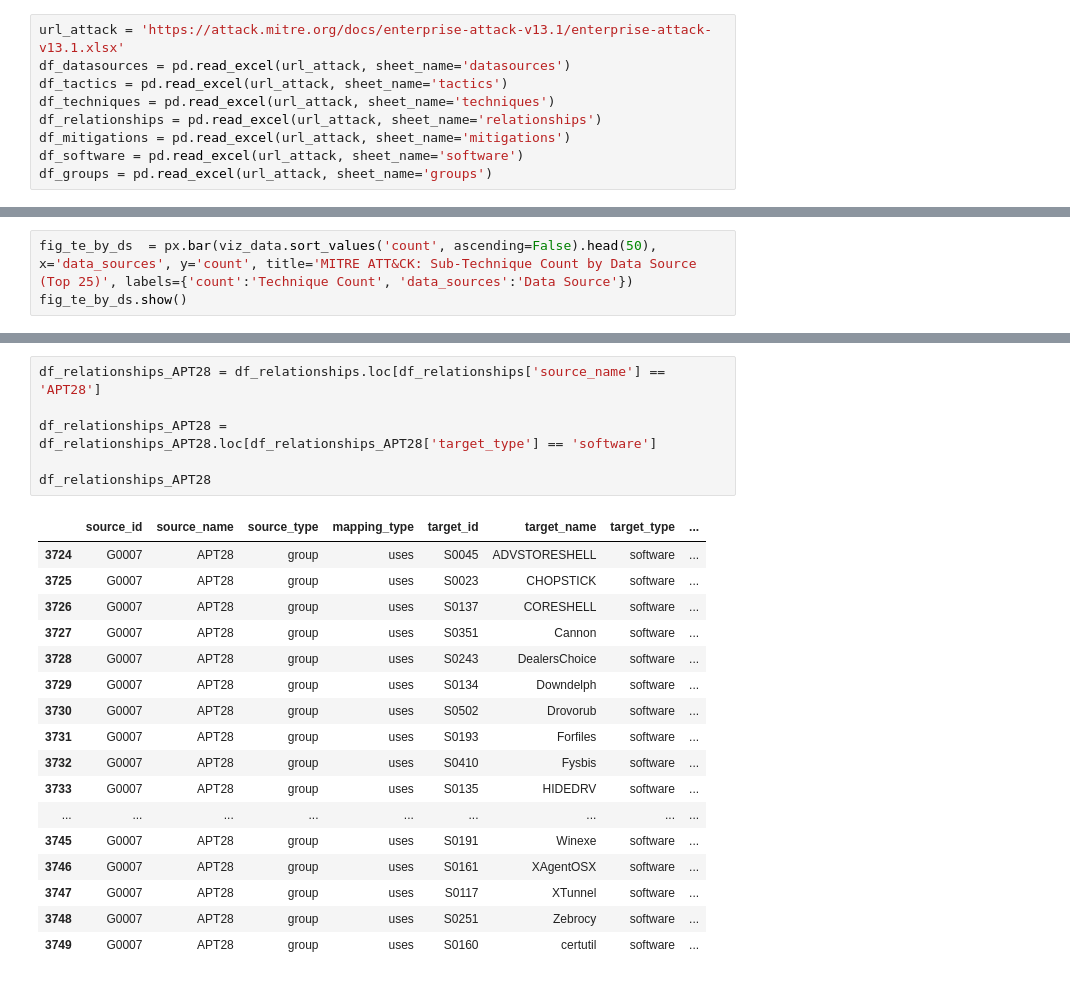
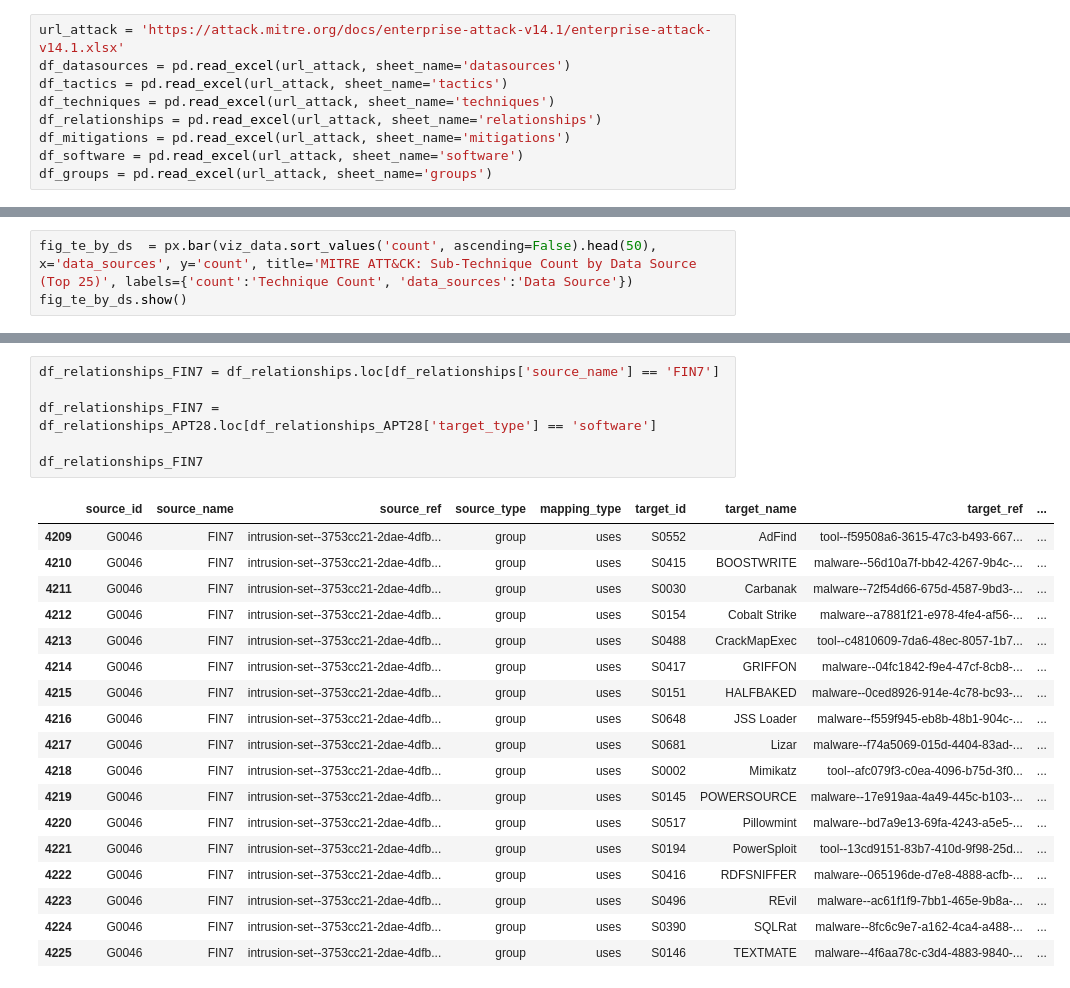
Before and after one commit to aboutsecurity/jupyter-notebooks, a Jupyter notebook: cyballistics/cyballistics.ipynb, the cells around one changed output, grey strips where cells are left out. Saved outputs shown, nothing was run; the diff lists cells and outputs as text.

```diff
--- a/cyballistics/cyballistics.ipynb
+++ b/cyballistics/cyballistics.ipynb
@@ -11,7 +11,7 @@ import plotly.express as px
 pd.set_option('display.max_rows', None)
 pd.set_option('display.max_columns', None)
 # %%
-url_attack = 'https://attack.mitre.org/docs/enterprise-attack-v13.1/enterprise-attack-v13.1.xlsx'
+url_attack = 'https://attack.mitre.org/docs/enterprise-attack-v14.1/enterprise-attack-v14.1.xlsx'
 df_datasources = pd.read_excel(url_attack, sheet_name='datasources')
 df_tactics = pd.read_excel(url_attack, sheet_name='tactics')
 df_techniques = pd.read_excel(url_attack, sheet_name='techniques')
@@ -64,25 +72,26 @@ df_groups_APT28
 # %%
-df_relationships_APT28 = df_relationships.loc[df_relationships['source_name'] == 'APT28']
+df_relationships_FIN7 = df_relationships.loc[df_relationships['source_name'] == 'FIN7']
 
-df_relationships_APT28 = df_relationships_APT28.loc[df_relationships_APT28['target_type'] == 'software']
+df_relationships_FIN7 = df_relationships_APT28.loc[df_relationships_APT28['target_type'] == 'software']
 
-df_relationships_APT28
+df_relationships_FIN7
 # %% [output]
-|  | source_id | source_name | source_type | mapping_type | target_id | target_name | target_type | ... |
-| 3724 | G0007 | APT28 | group | uses | S0045 | ADVSTORESHELL | software | ... |
-| 3725 | G0007 | APT28 | group | uses | S0023 | CHOPSTICK | software | ... |
-| 3726 | G0007 | APT28 | group | uses | S0137 | CORESHELL | software | ... |
-| 3727 | G0007 | APT28 | group | uses | S0351 | Cannon | software | ... |
-| 3728 | G0007 | APT28 | group | uses | S0243 | DealersChoice | software | ... |
-| 3729 | G0007 | APT28 | group | uses | S0134 | Downdelph | software | ... |
-| 3730 | G0007 | APT28 | group | uses | S0502 | Drovorub | software | ... |
-| 3731 | G0007 | APT28 | group | uses | S0193 | Forfiles | software | ... |
-| 3732 | G0007 | APT28 | group | uses | S0410 | Fysbis | software | ... |
-| 3733 | G0007 | APT28 | group | uses | S0135 | HIDEDRV | software | ... |
-| ... | ... | ... | ... | ... | ... | ... | ... | ... |
-| 3745 | G0007 | APT28 | group | uses | S0191 | Winexe | software | ... |
-| 3746 | G0007 | APT28 | group | uses | S0161 | XAgentOSX | software | ... |
-| 3747 | G0007 | APT28 | group | uses | S0117 | XTunnel | software | ... |
-| 3748 | G0007 | APT28 | group | uses | S0251 | Zebrocy | software | ... |
-| 3749 | G0007 | APT28 | group | uses | S0160 | certutil | software | ... |
+|  | source_id | source_name | source_ref | source_type | mapping_type | target_id | target_name | target_ref | ... |
+| 4209 | G0046 | FIN7 | intrusion-set--3753cc21-2dae-4dfb... | group | uses | S0552 | AdFind | tool--f59508a6-3615-47c3-b493-667... | ... |
+| 4210 | G0046 | FIN7 | intrusion-set--3753cc21-2dae-4dfb... | group | uses | S0415 | BOOSTWRITE | malware--56d10a7f-bb42-4267-9b4c-... | ... |
+| 4211 | G0046 | FIN7 | intrusion-set--3753cc21-2dae-4dfb... | group | uses | S0030 | Carbanak | malware--72f54d66-675d-4587-9bd3-... | ... |
+| 4212 | G0046 | FIN7 | intrusion-set--3753cc21-2dae-4dfb... | group | uses | S0154 | Cobalt Strike | malware--a7881f21-e978-4fe4-af56-... | ... |
+| 4213 | G0046 | FIN7 | intrusion-set--3753cc21-2dae-4dfb... | group | uses | S0488 | CrackMapExec | tool--c4810609-7da6-48ec-8057-1b7... | ... |
+| 4214 | G0046 | FIN7 | intrusion-set--3753cc21-2dae-4dfb... | group | uses | S0417 | GRIFFON | malware--04fc1842-f9e4-47cf-8cb8-... | ... |
+| 4215 | G0046 | FIN7 | intrusion-set--3753cc21-2dae-4dfb... | group | uses | S0151 | HALFBAKED | malware--0ced8926-914e-4c78-bc93-... | ... |
+| 4216 | G0046 | FIN7 | intrusion-set--3753cc21-2dae-4dfb... | group | uses | S0648 | JSS Loader | malware--f559f945-eb8b-48b1-904c-... | ... |
+| 4217 | G0046 | FIN7 | intrusion-set--3753cc21-2dae-4dfb... | group | uses | S0681 | Lizar | malware--f74a5069-015d-4404-83ad-... | ... |
+| 4218 | G0046 | FIN7 | intrusion-set--3753cc21-2dae-4dfb... | group | uses | S0002 | Mimikatz | tool--afc079f3-c0ea-4096-b75d-3f0... | ... |
+| 4219 | G0046 | FIN7 | intrusion-set--3753cc21-2dae-4dfb... | group | uses | S0145 | POWERSOURCE | malware--17e919aa-4a49-445c-b103-... | ... |
+| 4220 | G0046 | FIN7 | intrusion-set--3753cc21-2dae-4dfb... | group | uses | S0517 | Pillowmint | malware--bd7a9e13-69fa-4243-a5e5-... | ... |
+| 4221 | G0046 | FIN7 | intrusion-set--3753cc21-2dae-4dfb... | group | uses | S0194 | PowerSploit | tool--13cd9151-83b7-410d-9f98-25d... | ... |
+| 4222 | G0046 | FIN7 | intrusion-set--3753cc21-2dae-4dfb... | group | uses | S0416 | RDFSNIFFER | malware--065196de-d7e8-4888-acfb-... | ... |
+| 4223 | G0046 | FIN7 | intrusion-set--3753cc21-2dae-4dfb... | group | uses | S0496 | REvil | malware--ac61f1f9-7bb1-465e-9b8a-... | ... |
+| 4224 | G0046 | FIN7 | intrusion-set--3753cc21-2dae-4dfb... | group | uses | S0390 | SQLRat | malware--8fc6c9e7-a162-4ca4-a488-... | ... |
+| 4225 | G0046 | FIN7 | intrusion-set--3753cc21-2dae-4dfb... | group | uses | S0146 | TEXTMATE | malware--4f6aa78c-c3d4-4883-9840-... | ... |
 # %%
```
Also changed, not shown: parts of 5 cells of this notebook, 2 other files.
